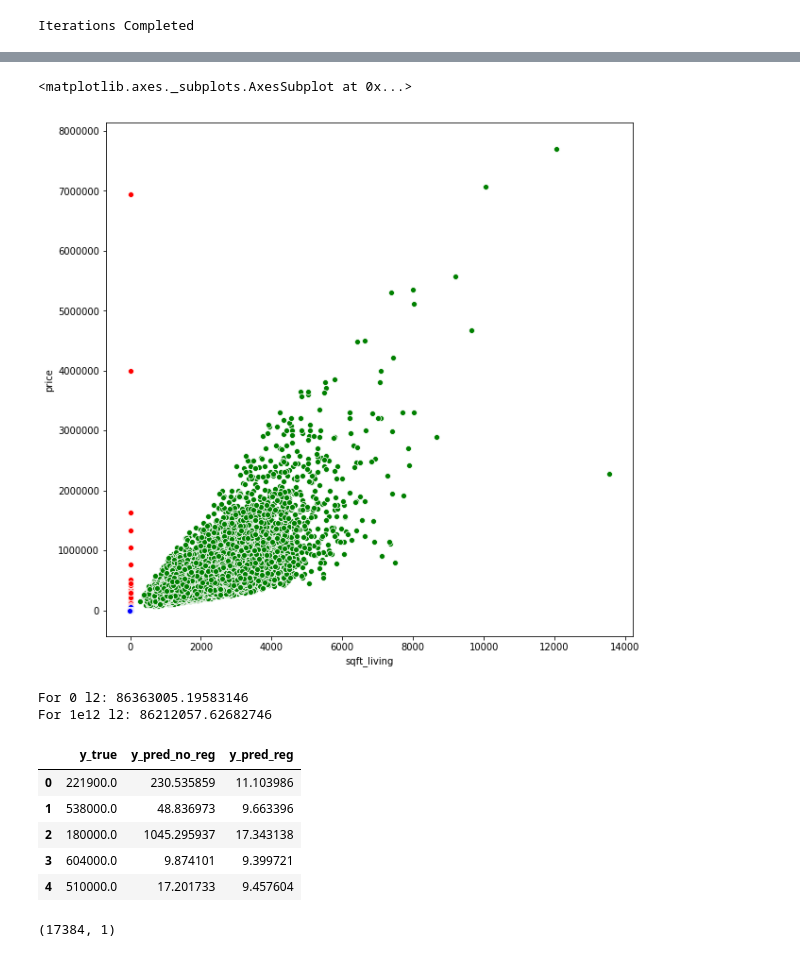
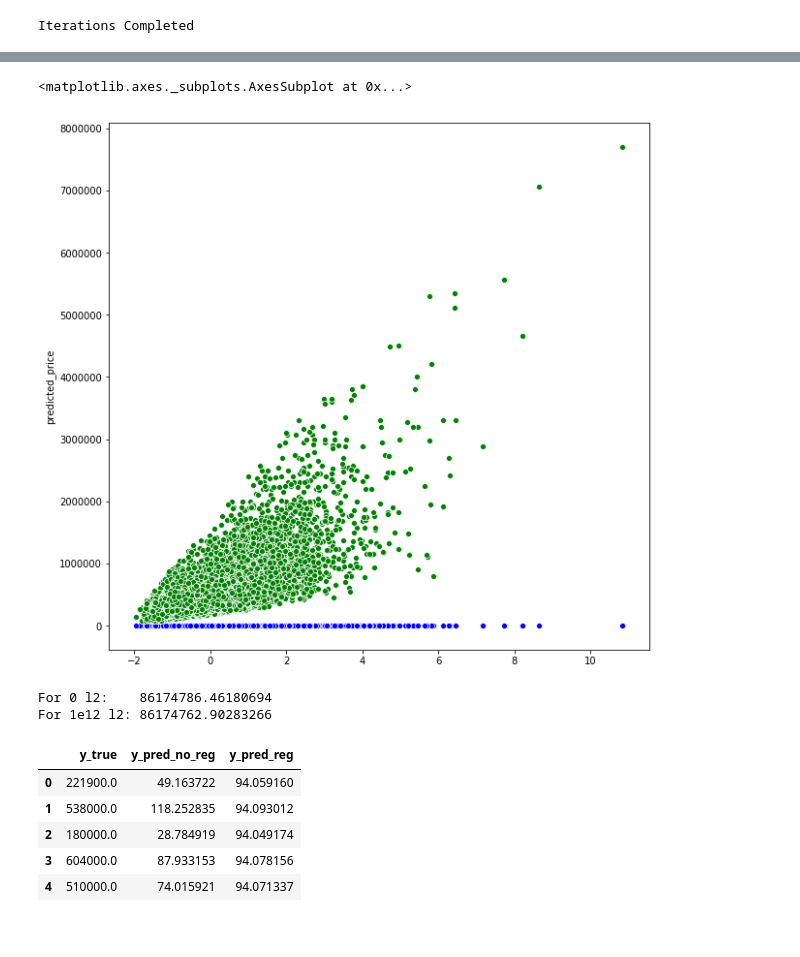
Before and after one commit to nauman-chaudhary/LinearRegression, a Jupyter notebook: Ridge Regression - L2 Regularization.ipynb, the cells around one changed output, grey strips where cells are left out. Saved outputs shown, nothing was run; the diff lists cells and outputs as text; code cells hidden in the pictures.

```diff
--- a/Ridge Regression - L2 Regularization.ipynb
+++ b/Ridge Regression - L2 Regularization.ipynb
@@ -132,0 +146,6 @@ data.shape
+# %%
+max = np.max(data)
+index_max = np.argmax(data)
+data = np.delete(data,index_max).reshape(-1,1)
+target_not_shaped = np.delete(target,index_max)
+target = target_not_shaped.reshape(-1,1)
@@ -133,6 +160,6 @@ data.shape
 # %% [markdown]
 Generating polynomail features
 # %%
-data = plynomial_features_generation(data,4)
-data.shape
+data_poly = polynomial_features_generation(data,4)
+data_poly.shape
 # %% [output]
@@ -142,7 +169,7 @@ with small lambda
 # %%
 start_time = time.time()
 i,weights_l2_0, grads, costs = gradient_descent(x=data, y=target,alpha=1e-12,tolerance_cost=1e-7,
-                                               tolerance_gradient=1e-7, max_iter=1000,l2_regularization=0)
+                                               tolerance_gradient=1e-7, max_iter=10000,l2_regularization=0)
 end_time = time.time()
 # %% [output]
 Iterations Completed
@@ -165,7 +189,7 @@ With big lambda
 # %%
 start_time = time.time()
 i,weights_l2_1e11, grads, costs = gradient_descent(x=data, y=target,alpha=1e-12,tolerance_cost=1e-7,
-                                               tolerance_gradient=1e-7, max_iter=1000,l2_regularization=1e11)
+                                               tolerance_gradient=1e-7, max_iter=10000,l2_regularization=1e11)
 end_time = time.time()
 # %% [output]
 Iterations Completed
@@ -189,38 +207,34 @@ Iterations Completed
 # %%
 plt.figure(figsize=(10,10))
 
-result_l2_0 = weights_l2_0[0] + weights_l2_0[1]*data[:,0] + weights_l2_0[2]*data[:,1] + weights_l2_0[3]*data[:,2] + weights_l2_0[4]*data[:,3]
-temp_df_small_l2 = pd.DataFrame(data)
+result_l2_0 = weights_l2_0[0] + weights_l2_0[1]*data[:,0]
+temp_df_small_l2 = pd.DataFrame(data,columns=['sqft'])
 temp_df_small_l2['predicted_price'] = result_l2_0
-sns.scatterplot(data=temp_df_small_l2,x=0,y='predicted_price',color='r')
+sns.scatterplot(data=temp_df_small_l2,x=data[:,0],y='predicted_price',color='r')
 
-result_l2_1e11 = weights_l2_1e11[0] + weights_l2_1e11[1]*data[:,0] + weights_l2_1e11[2]*data[:,1] + weights_l2_1e11[3]*data[:,2] + weights_l2_1e11[4]*data[:,3]
-temp_df_big_l2 = pd.DataFrame(data)
+result_l2_1e11 = weights_l2_1e11[0] + weights_l2_1e11[1]*data[:,0]
+temp_df_big_l2 = pd.DataFrame(data,columns=['sqft'])
 temp_df_big_l2['predicted_price'] = result_l2_1e11
-sns.scatterplot(data=temp_df_big_l2,x=0,y='predicted_price',color='b')
+sns.scatterplot(data=temp_df_big_l2,x=data[:,0],y='predicted_price',color='b')
 
-sns.scatterplot(data=house_train_data,x='sqft_living',y='price',color='g')
+sns.scatterplot(x=data[:,0],y=target_not_shaped,color='g')
 # %% [output]
 <matplotlib.axes._subplots.AxesSubplot at 0x...>
-[figure, old version]
+[figure, new version]
 # %%
-print('For 0 l2:',root_mean_squared_error(result_l2_0,target,target.shape[0]))
+print('For 0 l2:   ',root_mean_squared_error(result_l2_0,target,target.shape[0]))
 print('For 1e12 l2:',root_mean_squared_error(result_l2_1e11,target,target.shape[0]))
 # %% [output]
-For 0 l2: 86363005.19583146
-For 1e12 l2: 86212057.62682746
+For 0 l2:    86174786.46180694
+For 1e12 l2: 86174762.90283266
 # %%
 df = pd.DataFrame({'y_true': target[:,0], 'y_pred_no_reg': result_l2_0, 'y_pred_reg': result_l2_1e11})
 df.head()
 # %% [output]
 |  | y_true | y_pred_no_reg | y_pred_reg |
-| 0 | 221900.0 | 230.535859 | 11.103986 |
-| 1 | 538000.0 | 48.836973 | 9.663396 |
-| 2 | 180000.0 | 1045.295937 | 17.343138 |
-| 3 | 604000.0 | 9.874101 | 9.399721 |
-| 4 | 510000.0 | 17.201733 | 9.457604 |
+| 0 | 221900.0 | 49.163722 | 94.059160 |
+| 1 | 538000.0 | 118.252835 | 94.093012 |
+| 2 | 180000.0 | 28.784919 | 94.049174 |
+| 3 | 604000.0 | 87.933153 | 94.078156 |
+| 4 | 510000.0 | 74.015921 | 94.071337 |
-# %%
-target.shape
-# %% [output]
-(17384, 1)
 # %%
```
Also changed, not shown: parts of 28 cells of this notebook, 1 other file.
